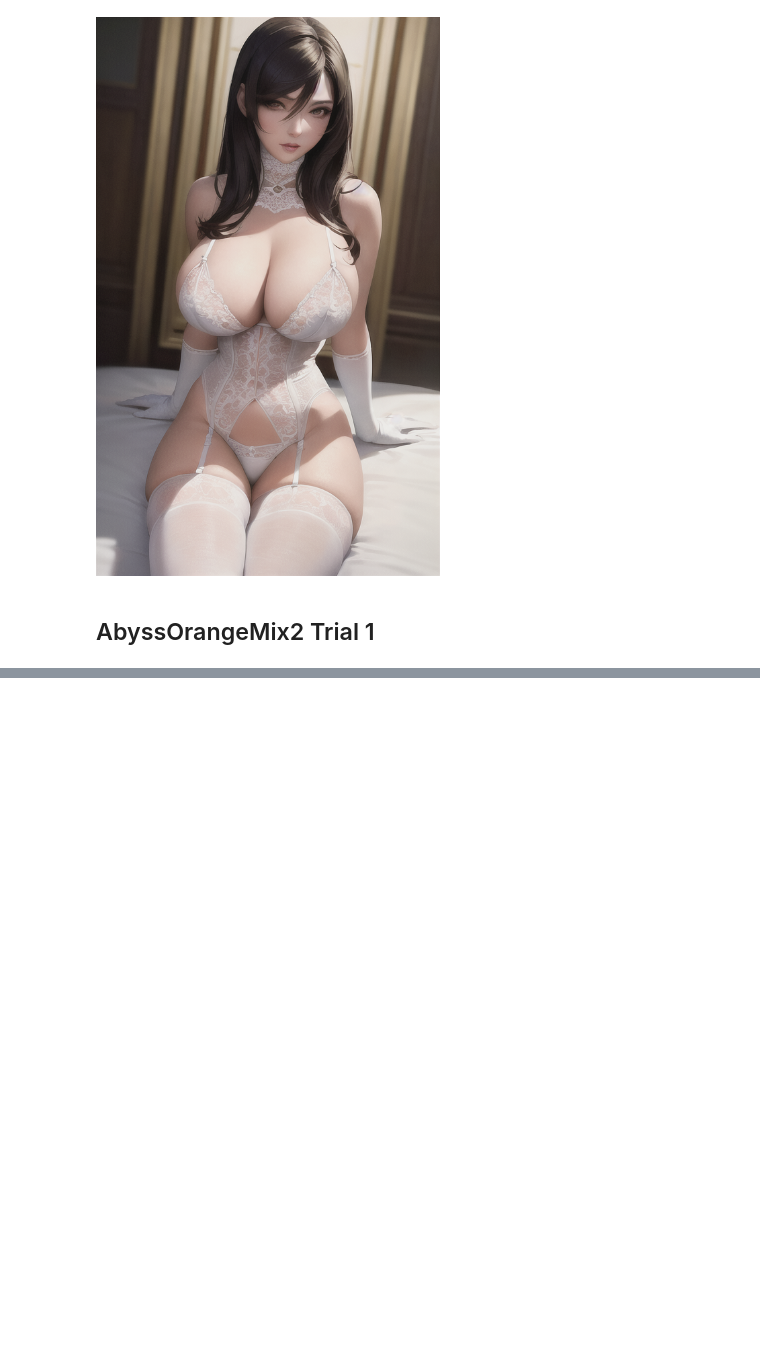
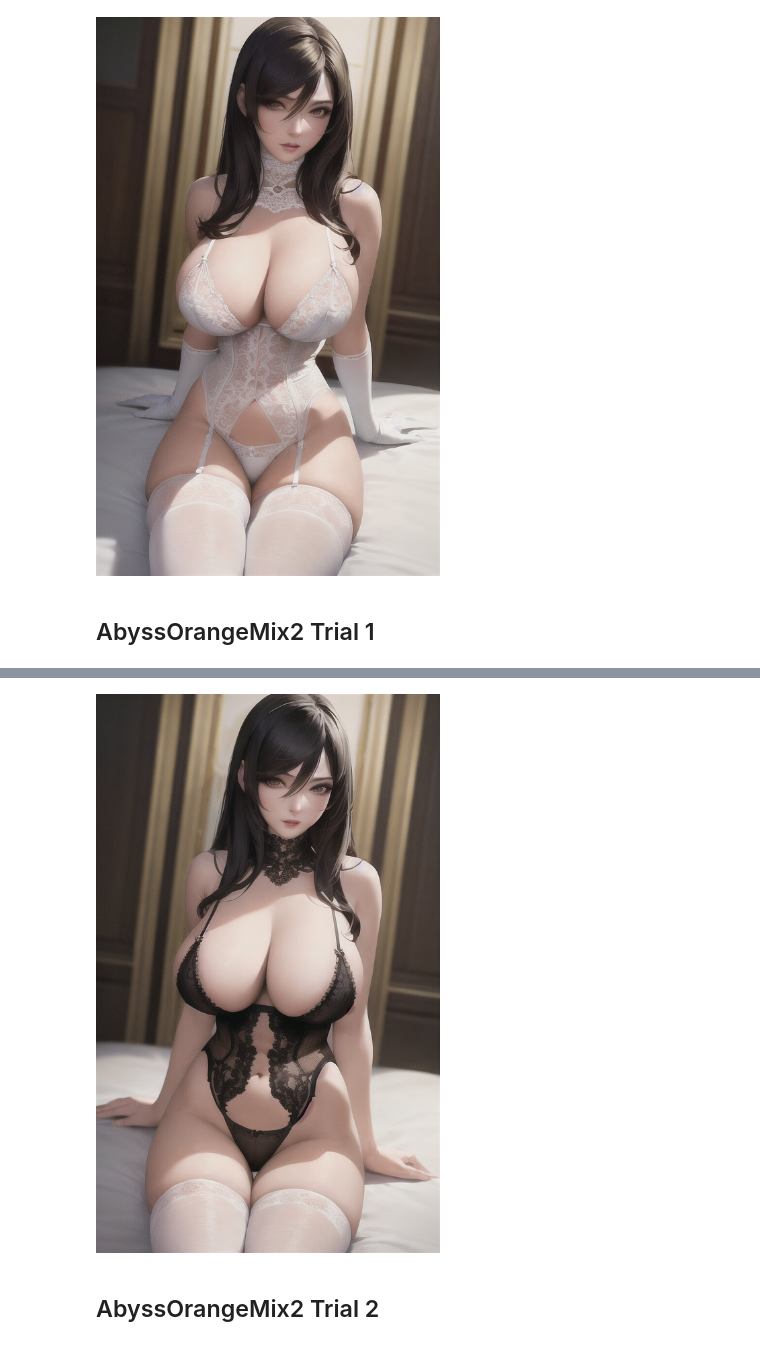
Before and after one commit to natsunoyuki/stable_diffusion, a Jupyter notebook: Waifu Diffusion AbyssOrangeMixs.ipynb, the cells around one changed output, grey strips where cells are left out. Saved outputs shown, nothing was run; the diff lists cells and outputs as text; code cells hidden in the pictures; blank space fills up the shorter version.

```diff
--- a/Waifu Diffusion AbyssOrangeMixs.ipynb
+++ b/Waifu Diffusion AbyssOrangeMixs.ipynb
@@ -350,0 +331,8 @@ plot_images(images_1, seeds[:len(images_1)])
+# %%
+STEPS = 200
+SEED = 9
+images_1_0 = run_pipe(pipe, prompt_1, negative_prompt_1, steps = STEPS, width = 512, height = 832, scale = 12, seed = SEED, n_images = 1)
+# %%
+[display(i) for i in images_1_0];
+# %% [output]
+[figure, added]
@@ -350,0 +341,2 @@ plot_images(images_1, seeds[:len(images_1)])
+# %% [markdown]
+## AbyssOrangeMix2 Trial 2
```
Also changed, not shown: parts of 31 cells of this notebook.
